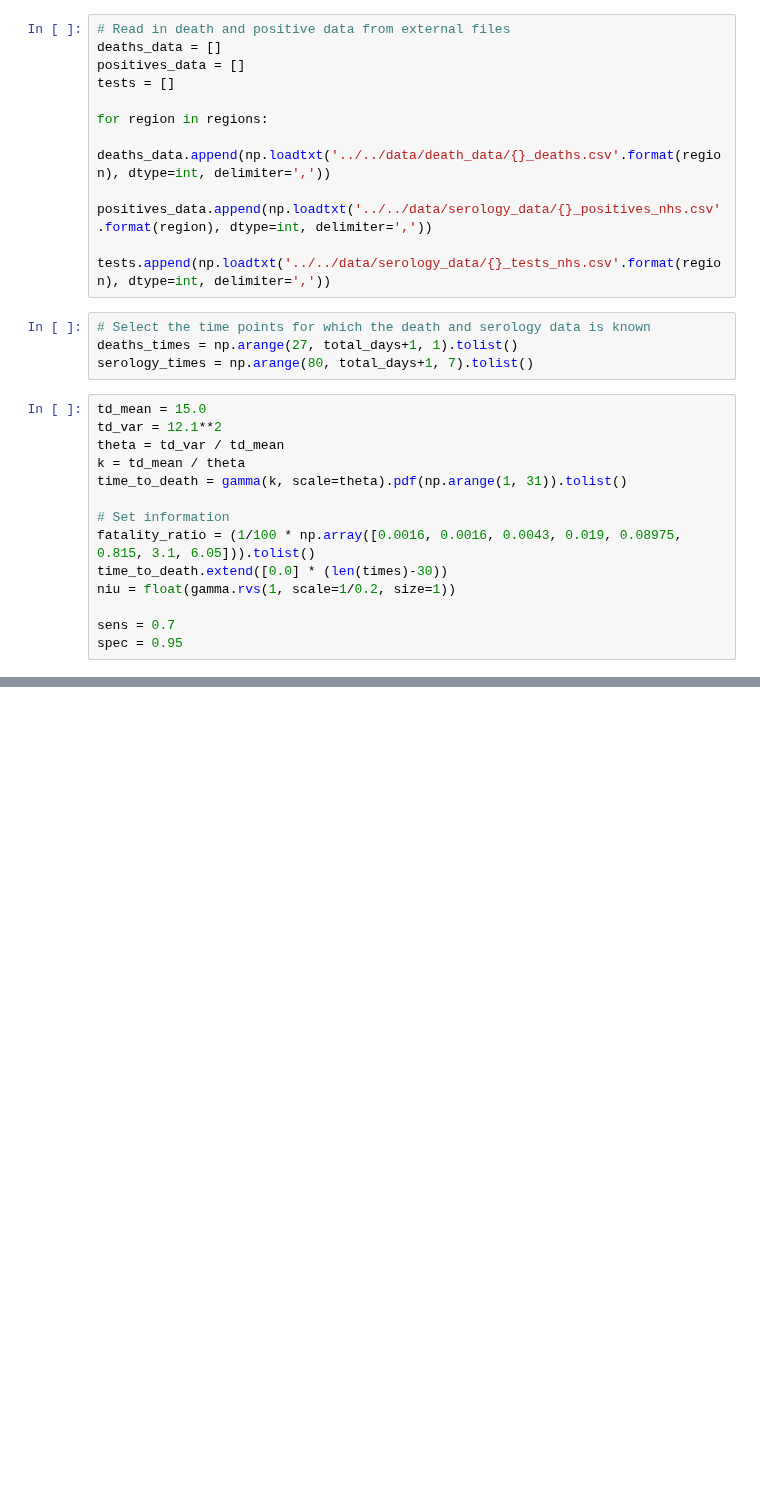
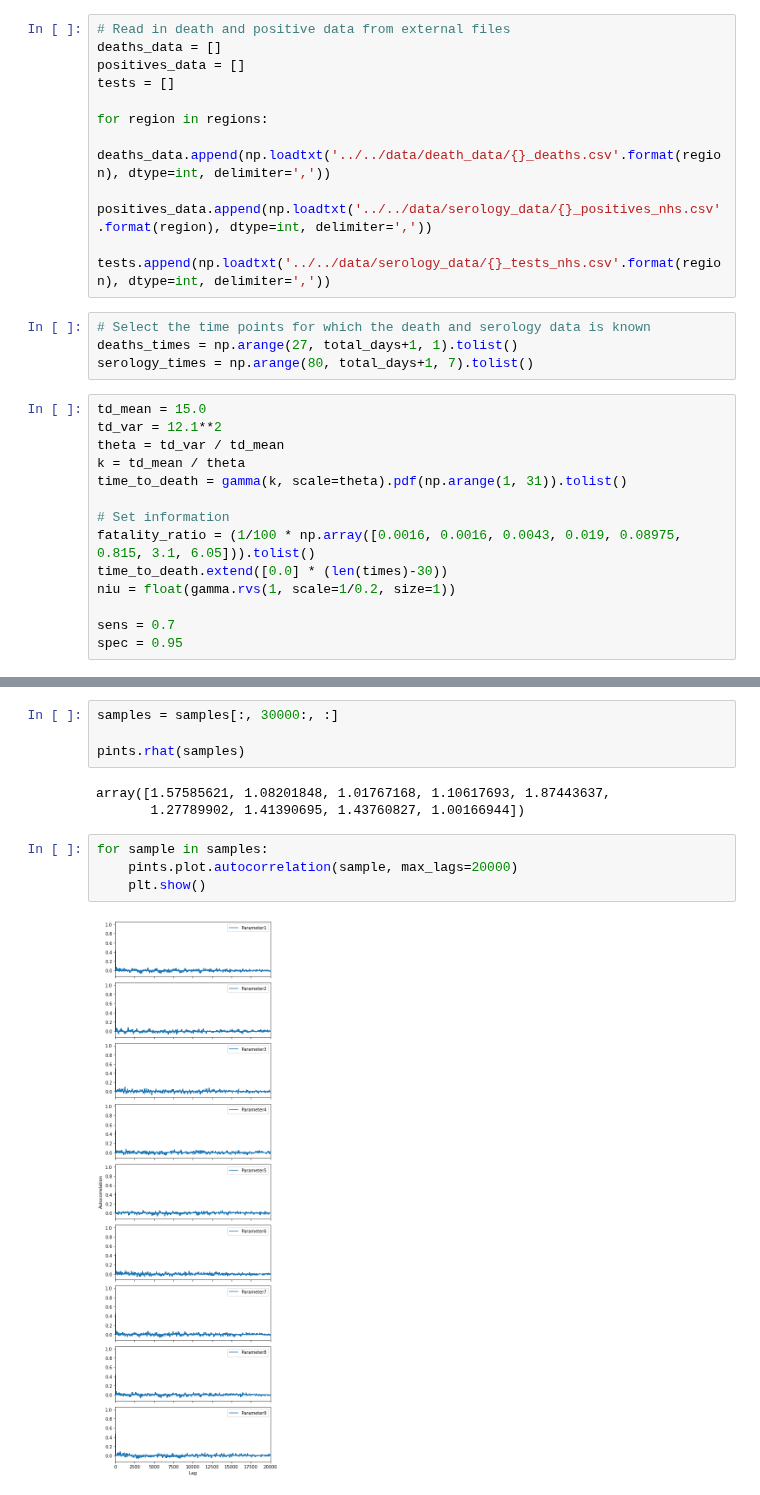
Before and after one commit to I-Bouros/multi-epi-model-cross-analysis, a Jupyter notebook: epimodels/examples/phe_examples/phe_2022_paper_results.ipynb, the cells around one changed output, grey strips where cells are left out. Saved outputs shown, nothing was run; the diff lists cells and outputs as text; blank space fills up the shorter version.

```diff
--- a/epimodels/examples/phe_examples/phe_2022_paper_results.ipynb
+++ b/epimodels/examples/phe_examples/phe_2022_paper_results.ipynb
@@ -523,0 +538,13 @@ ValueError: List of parameters has wrong length.
+# %%
+samples = samples[:, 30000:, :]
+
+pints.rhat(samples)
+# %% [output]
+array([1.57585621, 1.08201848, 1.01767168, 1.10617693, 1.87443637,
+       1.27789902, 1.41390695, 1.43760827, 1.00166944])
+# %%
+for sample in samples:
+    pints.plot.autocorrelation(sample, max_lags=20000)
+    plt.show()
+# %% [output]
+[figure, added]
```
Also changed, not shown: parts of 11 cells of this notebook, 6 other files.
